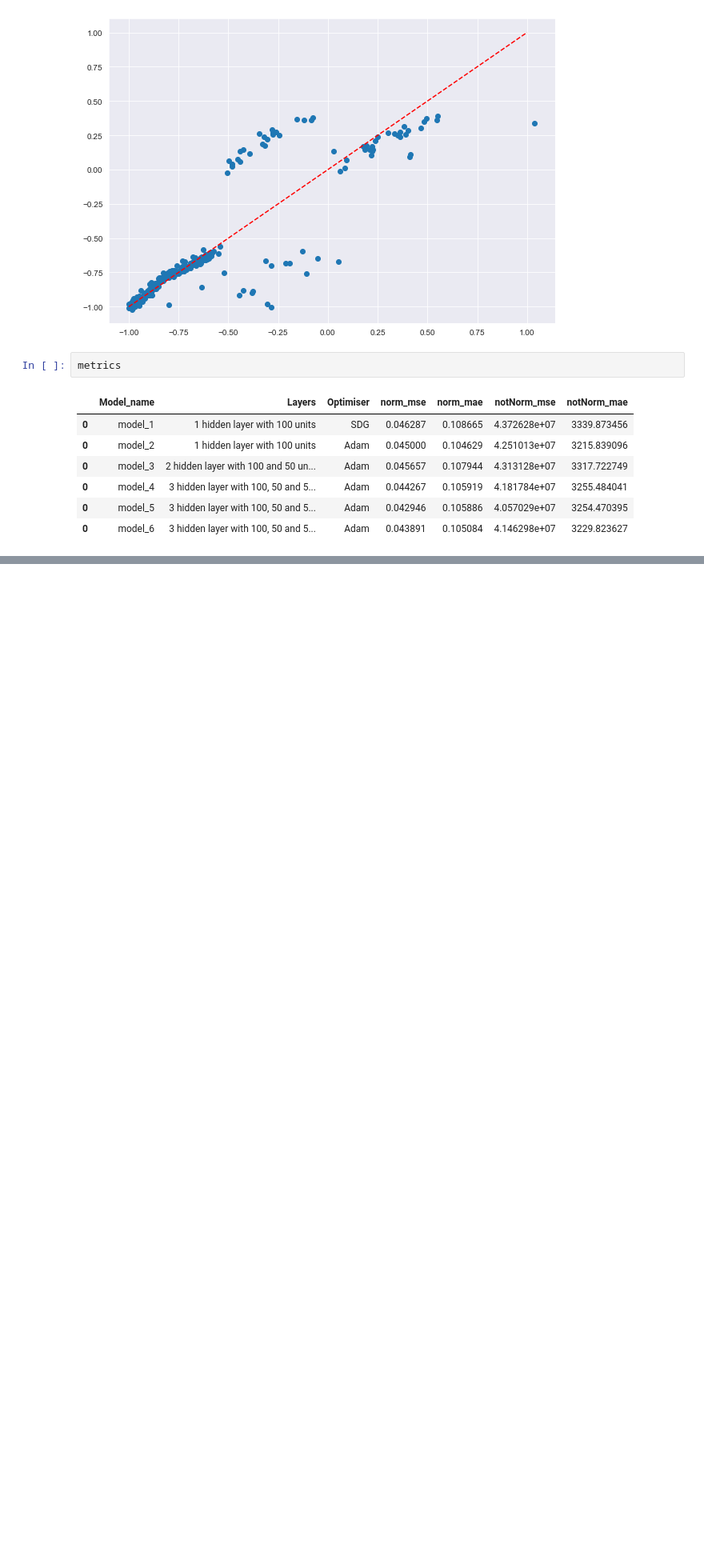
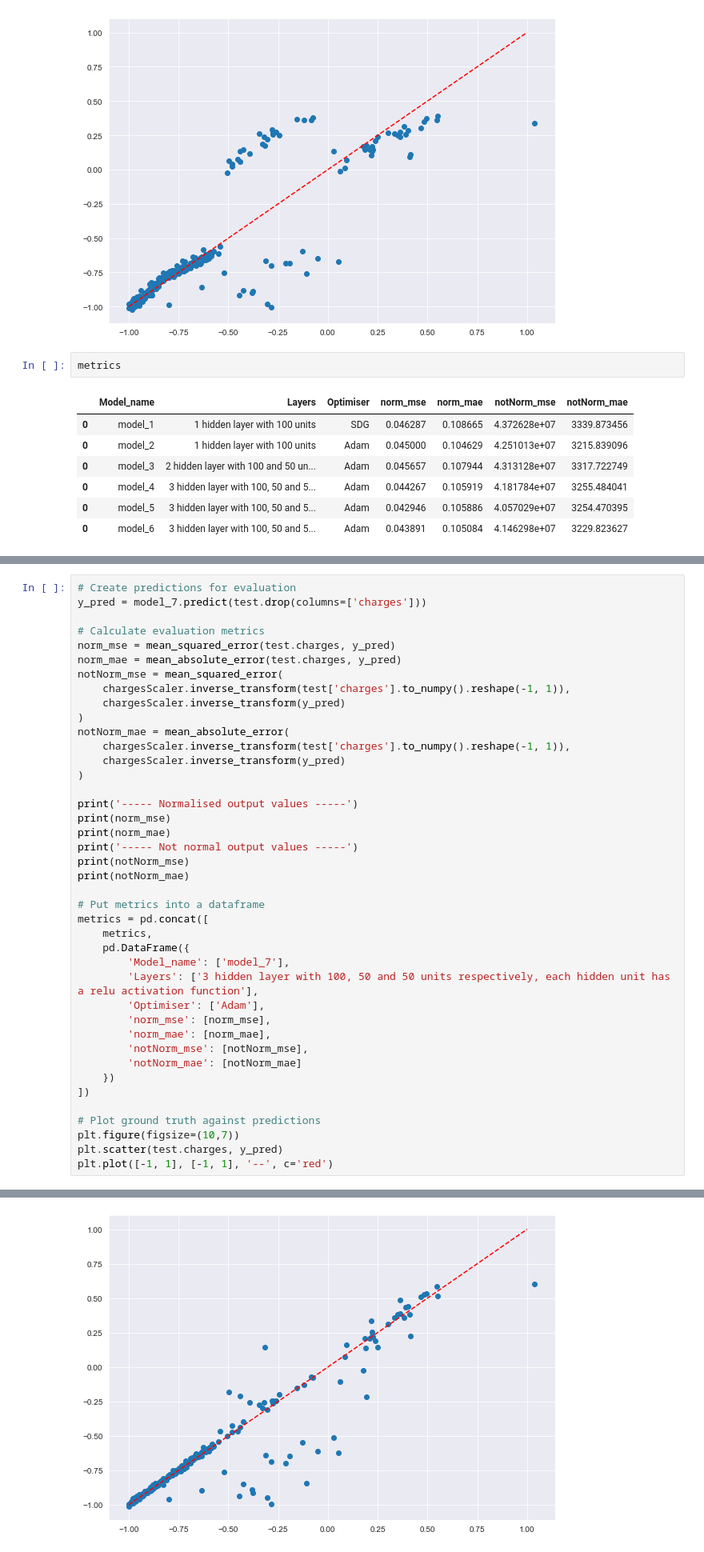
Before and after one commit to georgeharris96/TensorflowDevCourse, a Jupyter notebook: MiniProjects/MedicalInsuranceMiniProject.ipynb, the cells around one changed output, grey strips where cells are left out. Shown at 80% size. Drawn from its saved outputs; the diff is of its cells as text; blank space fills up the shorter version.

Commit message:
Added relu functions to hidden layers, which halved the loss

```diff
--- a/MiniProjects/MedicalInsuranceMiniProject.ipynb
+++ b/MiniProjects/MedicalInsuranceMiniProject.ipynb
@@ -871,0 +902,42 @@ metrics
+# %%
+# Create predictions for evaluation
+y_pred = model_7.predict(test.drop(columns=['charges']))
+
+# Calculate evaluation metrics
+norm_mse = mean_squared_error(test.charges, y_pred)
+norm_mae = mean_absolute_error(test.charges, y_pred)
+notNorm_mse = mean_squared_error(
+    chargesScaler.inverse_transform(test['charges'].to_numpy().reshape(-1, 1)),
+    chargesScaler.inverse_transform(y_pred)
+)
+notNorm_mae = mean_absolute_error(
+    chargesScaler.inverse_transform(test['charges'].to_numpy().reshape(-1, 1)),
+    chargesScaler.inverse_transform(y_pred)
+)
+
+print('----- Normalised output values -----')
+print(norm_mse)
+print(norm_mae)
+print('----- Not normal output values -----')
+print(notNorm_mse)
+print(notNorm_mae)
+
+# Put metrics into a dataframe
+metrics = pd.concat([
+    metrics,
+    pd.DataFrame({
+        'Model_name': ['model_7'],
+        'Layers': ['3 hidden layer with 100, 50 and 50 units respectively, each hidden unit has a relu activation function'],
+        'Optimiser': ['Adam'],
+        'norm_mse': [norm_mse],
+        'norm_mae': [norm_mae],
+        'notNorm_mse': [notNorm_mse],
+        'notNorm_mae': [notNorm_mae]
+    })
+])
+
+# Plot ground truth against predictions
+plt.figure(figsize=(10,7))
+plt.scatter(test.charges, y_pred)
+plt.plot([-1, 1], [-1, 1], '--', c='red')
+# %% [output]
@@ -871,0 +952 @@ metrics
+[figure, added]
```
Also changed, not shown: parts of 10 cells of this notebook.
